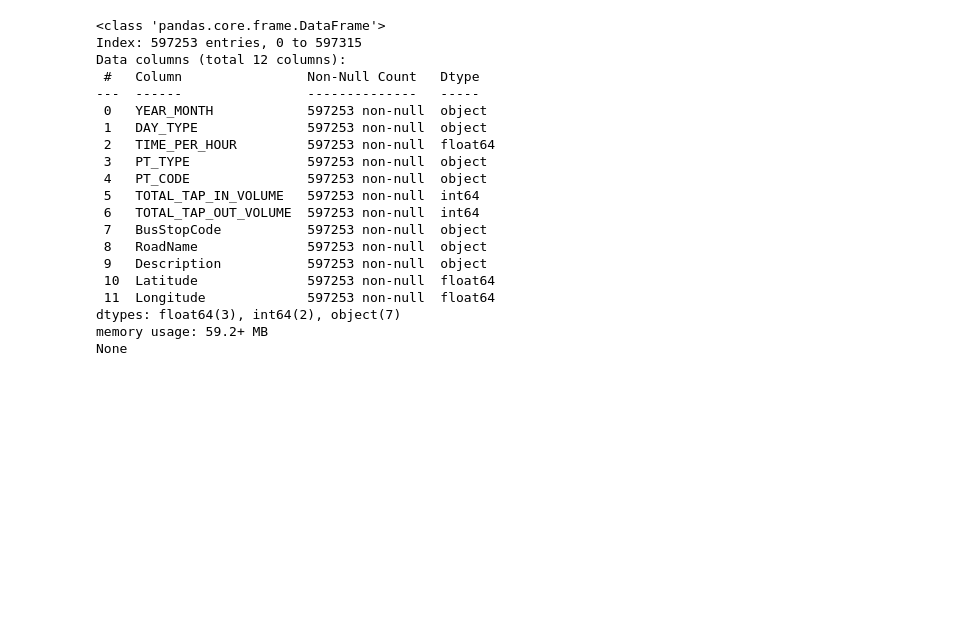
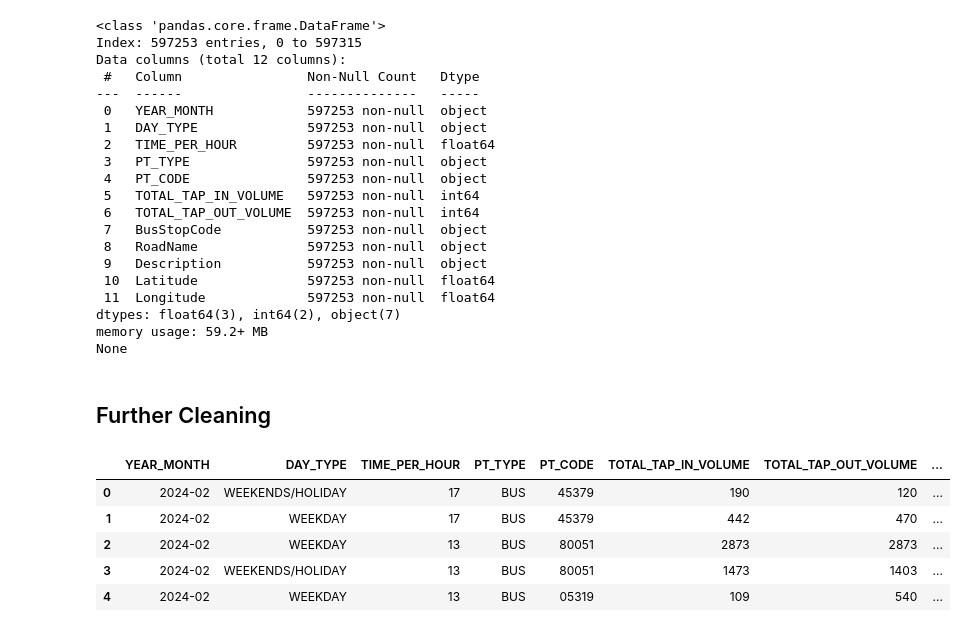
Before and after one commit to carinacwq/Crowd-Prediction-of-Bus-Stops-in-Singapore, a Jupyter notebook: CS3244_group_project.ipynb, the cells around one changed output. Cells and saved outputs as stored; diff of their text form; code cells hidden in the pictures; blank space fills up the shorter version.

```diff
--- a/CS3244_group_project.ipynb
+++ b/CS3244_group_project.ipynb
@@ -153,3 +154,19 @@ Data columns (total 12 columns):
 dtypes: float64(3), int64(2), object(7)
 memory usage: 59.2+ MB
 None
+# %% [markdown]
+## Further Cleaning
+# %%
+# Convert TIME_PER_HOUR to int
+merged_df['TIME_PER_HOUR'] = merged_df['TIME_PER_HOUR'].astype(int)
+
+# Create a new column for average passenger volume
+merged_df['avg_volume'] = (merged_df['TOTAL_TAP_IN_VOLUME'] + merged_df['TOTAL_TAP_OUT_VOLUME']) / 2
+merged_df.head()
+# %% [output]
+|  | YEAR_MONTH | DAY_TYPE | TIME_PER_HOUR | PT_TYPE | PT_CODE | TOTAL_TAP_IN_VOLUME | TOTAL_TAP_OUT_VOLUME | ... |
+| 0 | 2024-02 | WEEKENDS/HOLIDAY | 17 | BUS | 45379 | 190 | 120 | ... |
+| 1 | 2024-02 | WEEKDAY | 17 | BUS | 45379 | 442 | 470 | ... |
+| 2 | 2024-02 | WEEKDAY | 13 | BUS | 80051 | 2873 | 2873 | ... |
+| 3 | 2024-02 | WEEKENDS/HOLIDAY | 13 | BUS | 80051 | 1473 | 1403 | ... |
+| 4 | 2024-02 | WEEKDAY | 13 | BUS | 05319 | 109 | 540 | ... |
```
Also changed, not shown: parts of 4 cells of this notebook, 1 other file.
